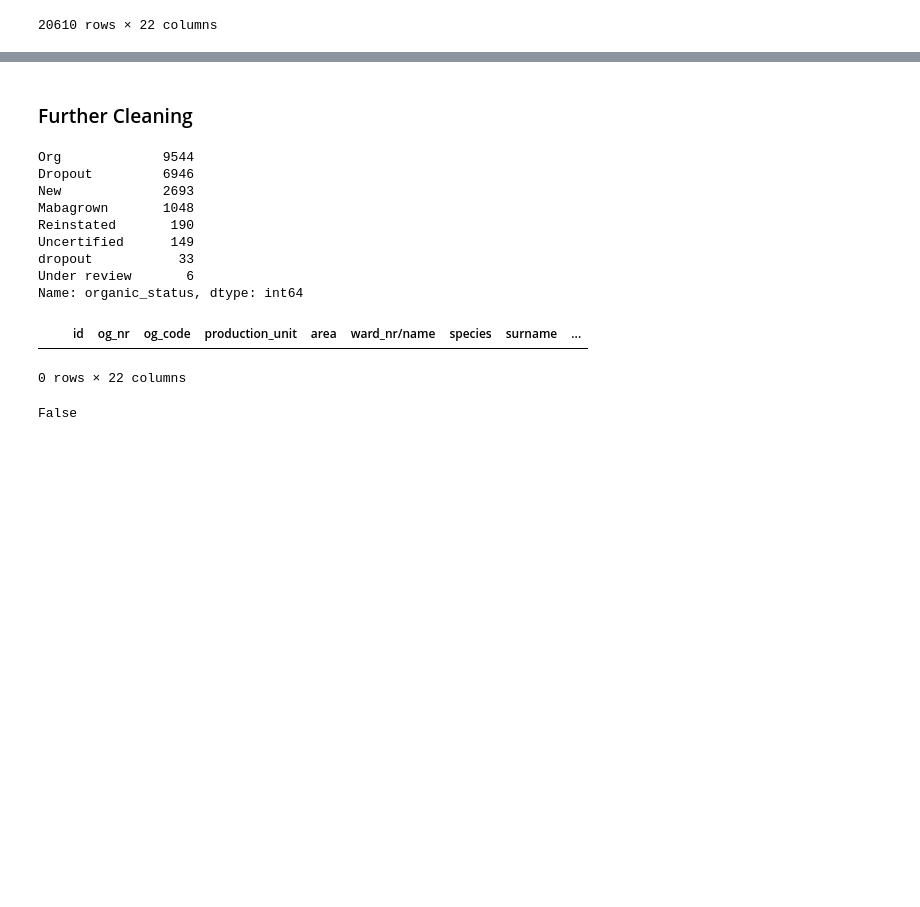
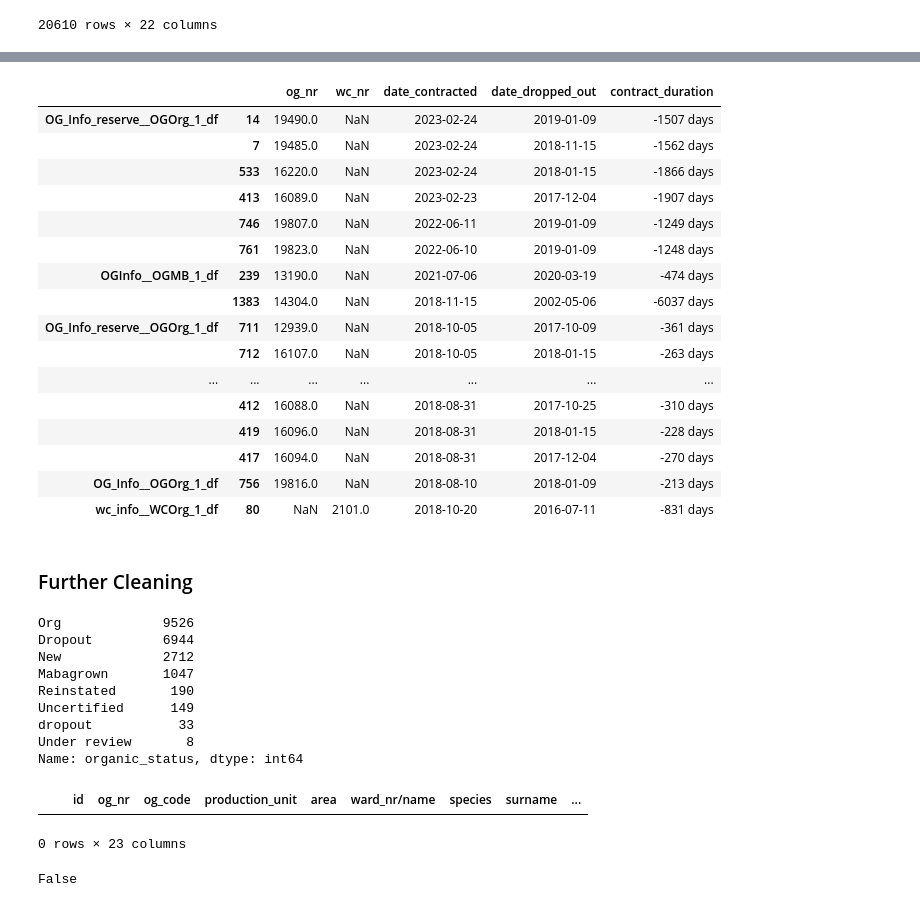
Before and after one commit to Capstone-OrganicAfrica/organic_zimbabwe_eda, a Jupyter notebook: clean_upload_farmers.ipynb, the cells around one changed output, grey strips where cells are left out. Saved outputs shown, nothing was run; the diff lists cells and outputs as text; code cells hidden in the pictures; blank space fills up the shorter version.

Commit message:
verified 41 date_contracted > date_dropped from reserve table are correct

```diff
--- a/clean_upload_farmers.ipynb
+++ b/clean_upload_farmers.ipynb
@@ -801,0 +818,3 @@ concated_farmers.sort_index()
+# %%
+concated_farmers['contract_duration'] = concated_farmers['date_dropped_out'] - concated_farmers['date_contracted']
+concated_farmers[~concated_farmers['contract_duration'].isna()][['og_nr','wc_nr','date_contracted','date_dropped_out','contract_duration']]
@@ -802,22 +878,42 @@ concated_farmers.sort_index()
+# %%
+concated_farmers[concated_farmers['contract_duration']< '0 days'][['og_nr','wc_nr','date_contracted','date_dropped_out','contract_duration']]
+# %% [output]
+|  |  | og_nr | wc_nr | date_contracted | date_dropped_out | contract_duration |
+| OG_Info_reserve__OGOrg_1_df | 14 | 19490.0 | NaN | 2023-02-24 | 2019-01-09 | -1507 days |
+|  | 7 | 19485.0 | NaN | 2023-02-24 | 2018-11-15 | -1562 days |
+|  | 533 | 16220.0 | NaN | 2023-02-24 | 2018-01-15 | -1866 days |
+|  | 413 | 16089.0 | NaN | 2023-02-23 | 2017-12-04 | -1907 days |
+|  | 746 | 19807.0 | NaN | 2022-06-11 | 2019-01-09 | -1249 days |
+|  | 761 | 19823.0 | NaN | 2022-06-10 | 2019-01-09 | -1248 days |
+| OGInfo__OGMB_1_df | 239 | 13190.0 | NaN | 2021-07-06 | 2020-03-19 | -474 days |
+|  | 1383 | 14304.0 | NaN | 2018-11-15 | 2002-05-06 | -6037 days |
+| OG_Info_reserve__OGOrg_1_df | 711 | 12939.0 | NaN | 2018-10-05 | 2017-10-09 | -361 days |
+|  | 712 | 16107.0 | NaN | 2018-10-05 | 2018-01-15 | -263 days |
+| ... | ... | ... | ... | ... | ... | ... |
+|  | 412 | 16088.0 | NaN | 2018-08-31 | 2017-10-25 | -310 days |
+|  | 419 | 16096.0 | NaN | 2018-08-31 | 2018-01-15 | -228 days |
+|  | 417 | 16094.0 | NaN | 2018-08-31 | 2017-12-04 | -270 days |
+| OG_Info__OGOrg_1_df | 756 | 19816.0 | NaN | 2018-08-10 | 2018-01-09 | -213 days |
+| wc_info__WCOrg_1_df | 80 | NaN | 2101.0 | 2018-10-20 | 2016-07-11 | -831 days |
 # %% [markdown]
 ### Further Cleaning
 # %%
 concated_farmers['organic_status'].value_counts()
 # %% [output]
-Org             9544
-Dropout         6946
-New             2693
-Mabagrown       1048
+Org             9526
+Dropout         6944
+New             2712
+Mabagrown       1047
 Reinstated       190
 Uncertified      149
 dropout           33
-Under review       6
+Under review       8
 Name: organic_status, dtype: int64
 # %%
 concated_farmers[concated_farmers['id'].isna()]
 # %% [output]
 |  |  | id | og_nr | og_code | production_unit | area | ward_nr/name | species | surname | ... |
-0 rows × 22 columns
+0 rows × 23 columns
 # %%
 df = concated_farmers[~concated_farmers['id_number'].isna()][['id_number']]
 df.squeeze().is_unique
```
Also changed, not shown: parts of 49 cells of this notebook, 4 other files.
